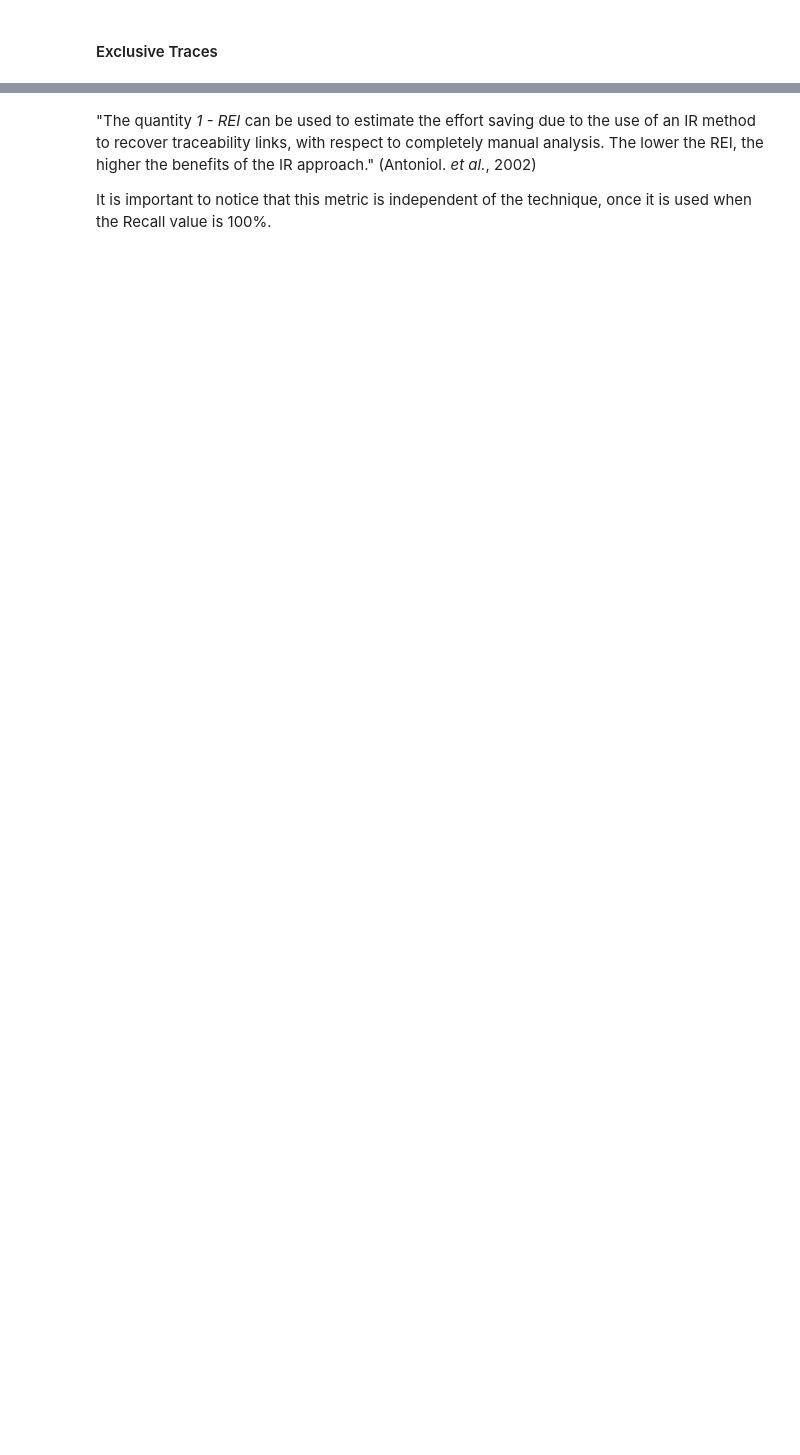
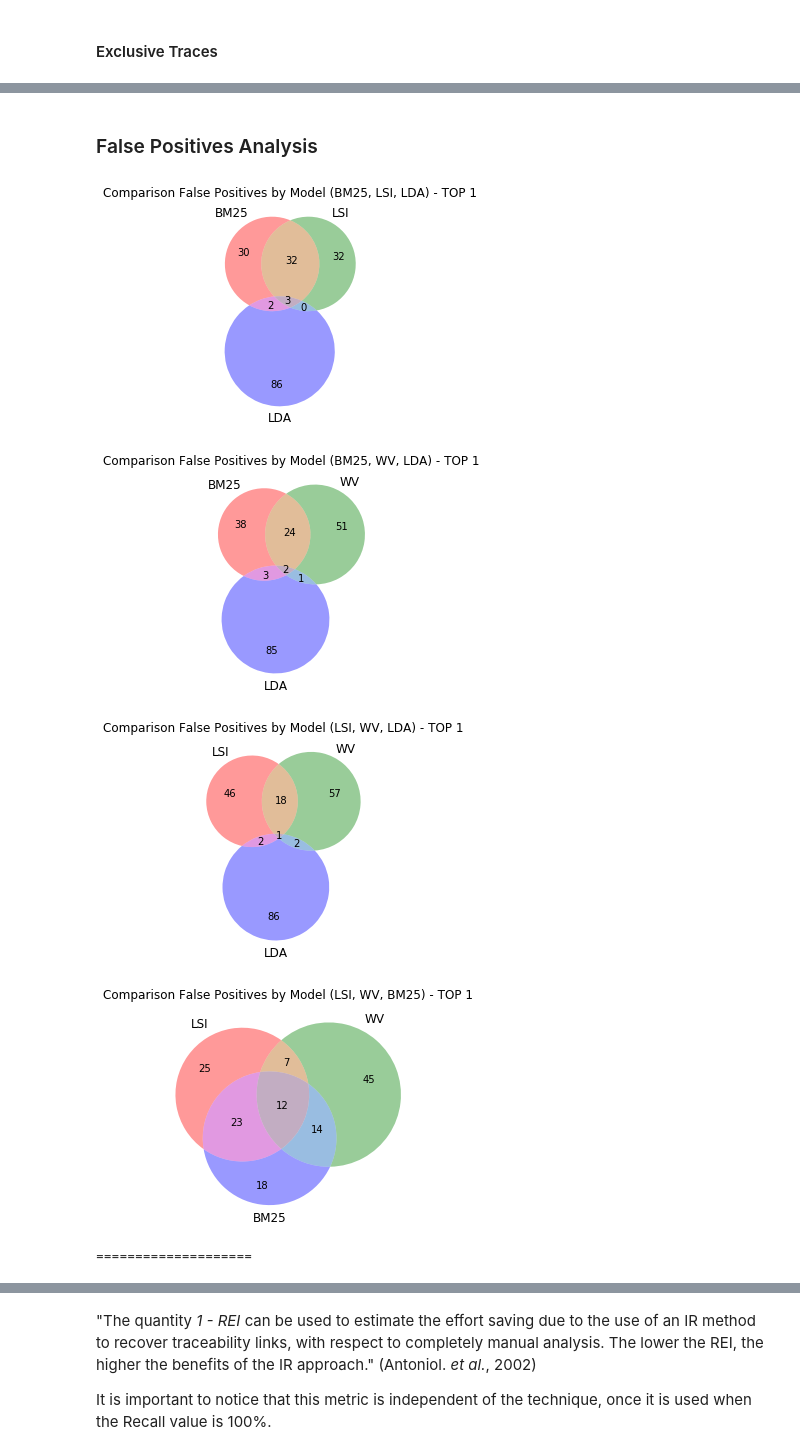
Before and after one commit to Pointpt/trace-link-recovery-study, a Jupyter notebook: notebooks/firefox_p2/feat_br_tracing/feat_br_runner.ipynb, the cells around one changed output, grey strips where cells are left out. Saved outputs shown, nothing was run; the diff lists cells and outputs as text; code cells hidden in the pictures; blank space fills up the shorter version.

```diff
--- a/notebooks/firefox_p2/feat_br_tracing/feat_br_runner.ipynb
+++ b/notebooks/firefox_p2/feat_br_tracing/feat_br_runner.ipynb
@@ -318,0 +258,15 @@ print('WV REI:   {:2.4}%'.format(wv_rei))
+# %% [markdown]
+### False Positives Analysis
+# %%
+bm25_fp_set_t1, lsi_fp_set_t1, lda_fp_set_t1, wv_fp_set_t1 = aux_functions.get_traces_set(retrieved_traces_df, 1, 'FP')
+bm25_fp_set_t5, lsi_fp_set_t5, lda_fp_set_t5, wv_fp_set_t5 = aux_functions.get_traces_set(retrieved_traces_df, 5, 'FP')
+
+aux_functions.plot_venn_diagrams(1, bm25_fp_set_t1, lsi_fp_set_t1, lda_fp_set_t1, wv_fp_set_t1, 'False Positives')
+print('====================')
+aux_functions.plot_venn_diagrams(5, bm25_fp_set_t5, lsi_fp_set_t5, lda_fp_set_t5, wv_fp_set_t5, 'False Positives')
+# %% [output]
+[figure, added]
+[figure, added]
+[figure, added]
+[figure, added]
+====================
```
Also changed, not shown: parts of 49 cells of this notebook, 1 other file.
